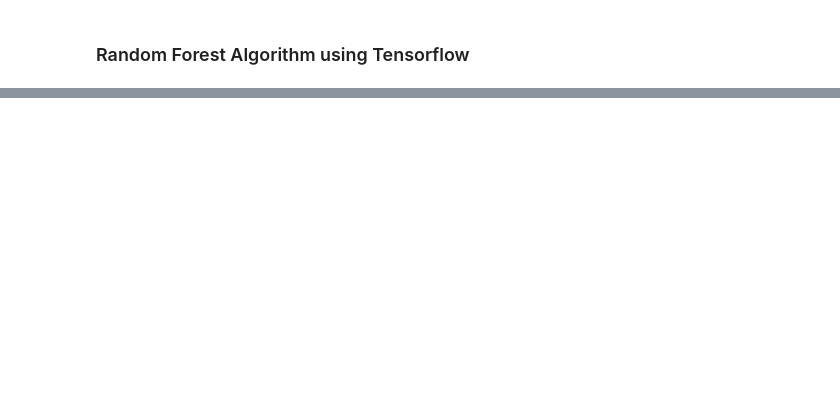
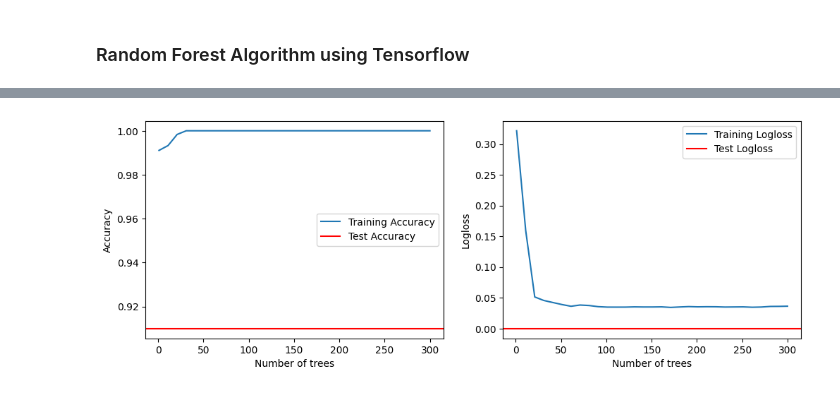
Before and after one commit to SarantisPapachrist/Diploma-Thesis, a Jupyter notebook: PV_dataset/Tensorflow_Random_Forest.ipynb, the cells around one changed output, grey strips where cells are left out. Saved outputs shown, nothing was run; the diff lists cells and outputs as text; code cells hidden in the pictures; blank space fills up the shorter version.

Commit message:
Evaluation, Plot

```diff
--- a/PV_dataset/Tensorflow_Random_Forest.ipynb
+++ b/PV_dataset/Tensorflow_Random_Forest.ipynb
@@ -74,0 +55,3 @@ None
+# %%
+model_rf = tfdf.keras.RandomForestModel(verbose=0)
+model_rf.fit(tf_train_dataset)
@@ -74,0 +81,7 @@ None
+# %%
+model_rf.compile(metrics=["accuracy"])
+evaluation = model_rf.evaluate(tf_test_dataset, return_dict=True)
+print()
+
+for name, value in evaluation.items():
+  print(f"{name}: {value:.4f}")
@@ -74,0 +123,24 @@ None
+# %%
+import matplotlib.pyplot as plt
+
+train_logs = model_rf.make_inspector().training_logs()
+evaluation = model_rf.evaluate(tf_test_dataset, return_dict=True)
+
+plt.figure(figsize=(12, 4))
+
+plt.subplot(1, 2, 1)
+plt.plot([log.num_trees for log in train_logs], [log.evaluation.accuracy for log in train_logs], label='Training Accuracy')
+plt.axhline(evaluation['accuracy'], color='red', linestyle='-', label='Test Accuracy')
+plt.xlabel("Number of trees")
+plt.ylabel("Accuracy")
+plt.legend()
+
+plt.subplot(1, 2, 2)
+plt.plot([log.num_trees for log in train_logs], [log.evaluation.loss for log in train_logs], label='Training Logloss')
+plt.axhline(evaluation['loss'], color='red', linestyle='-', label='Test Logloss')
+plt.xlabel("Number of trees")
+plt.ylabel("Logloss")
+plt.legend()
+
+plt.show()
+# %% [output]
@@ -74,0 +148 @@ None
+[figure, added]
```
Also changed, not shown: parts of 14 cells of this notebook.
